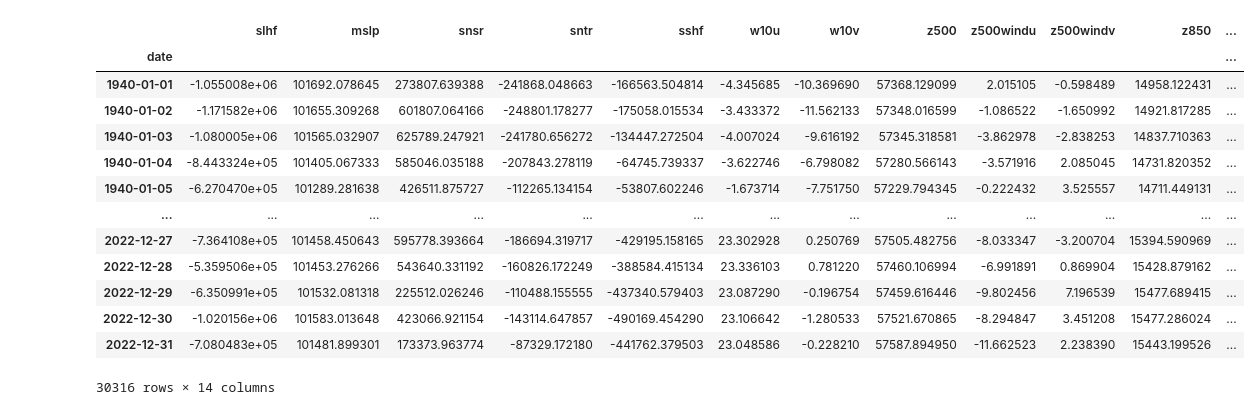
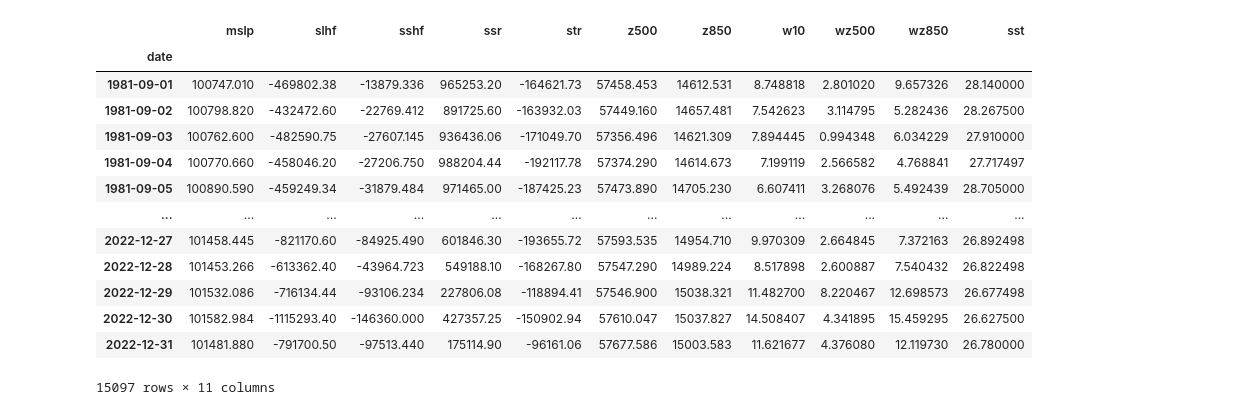
Before and after one commit to Yvette233/spatial-mspt, a Jupyter notebook: pic/sst.ipynb, the cells around one changed output. Drawn from its saved outputs; the diff is of its cells as text; code cells hidden in the pictures.

```diff
--- a/pic/sst.ipynb
+++ b/pic/sst.ipynb
@@ -4,24 +4,24 @@ import numpy as np
 import matplotlib.pyplot as plt
 import seaborn as sns
 # %%
-csv_file = '../dataset/multivariate/lat_14.0_lon_112.0.csv'
+csv_file = '../dataset/multivariate/oisst_lat_14.0_lon_112.0.csv'
 df = pd.read_csv(csv_file)
 df['date'] = pd.to_datetime(df['date'])
 df.set_index('date', inplace=True)
 df
 # %% [output]
-|  | slhf | mslp | snsr | sntr | sshf | w10u | w10v | z500 | z500windu | z500windv | z850 | ... |
-| date |  |  |  |  |  |  |  |  |  |  |  | ... |
-| 1940-01-01 | -1.055008e+06 | 101692.078645 | 273807.639388 | -241868.048663 | -166563.504814 | -4.345685 | -10.369690 | 57368.129099 | 2.015105 | -0.598489 | 14958.122431 | ... |
-| 1940-01-02 | -1.171582e+06 | 101655.309268 | 601807.064166 | -248801.178277 | -175058.015534 | -3.433372 | -11.562133 | 57348.016599 | -1.086522 | -1.650992 | 14921.817285 | ... |
-| 1940-01-03 | -1.080005e+06 | 101565.032907 | 625789.247921 | -241780.656272 | -134447.272504 | -4.007024 | -9.616192 | 57345.318581 | -3.862978 | -2.838253 | 14837.710363 | ... |
-| 1940-01-04 | -8.443324e+05 | 101405.067333 | 585046.035188 | -207843.278119 | -64745.739337 | -3.622746 | -6.798082 | 57280.566143 | -3.571916 | 2.085045 | 14731.820352 | ... |
-| 1940-01-05 | -6.270470e+05 | 101289.281638 | 426511.875727 | -112265.134154 | -53807.602246 | -1.673714 | -7.751750 | 57229.794345 | -0.222432 | 3.525557 | 14711.449131 | ... |
-| ... | ... | ... | ... | ... | ... | ... | ... | ... | ... | ... | ... | ... |
-| 2022-12-27 | -7.364108e+05 | 101458.450643 | 595778.393664 | -186694.319717 | -429195.158165 | 23.302928 | 0.250769 | 57505.482756 | -8.033347 | -3.200704 | 15394.590969 | ... |
-| 2022-12-28 | -5.359506e+05 | 101453.276266 | 543640.331192 | -160826.172249 | -388584.415134 | 23.336103 | 0.781220 | 57460.106994 | -6.991891 | 0.869904 | 15428.879162 | ... |
-| 2022-12-29 | -6.350991e+05 | 101532.081318 | 225512.026246 | -110488.155555 | -437340.579403 | 23.087290 | -0.196754 | 57459.616446 | -9.802456 | 7.196539 | 15477.689415 | ... |
-| 2022-12-30 | -1.020156e+06 | 101583.013648 | 423066.921154 | -143114.647857 | -490169.454290 | 23.106642 | -1.280533 | 57521.670865 | -8.294847 | 3.451208 | 15477.286024 | ... |
-| 2022-12-31 | -7.080483e+05 | 101481.899301 | 173373.963774 | -87329.172180 | -441762.379503 | 23.048586 | -0.228210 | 57587.894950 | -11.662523 | 2.238390 | 15443.199526 | ... |
+|  | mslp | slhf | sshf | ssr | str | z500 | z850 | w10 | wz500 | wz850 | sst |
+| date |  |  |  |  |  |  |  |  |  |  |  |
+| 1981-09-01 | 100747.010 | -469802.38 | -13879.336 | 965253.20 | -164621.73 | 57458.453 | 14612.531 | 8.748818 | 2.801020 | 9.657326 | 28.140000 |
+| 1981-09-02 | 100798.820 | -432472.60 | -22769.412 | 891725.60 | -163932.03 | 57449.160 | 14657.481 | 7.542623 | 3.114795 | 5.282436 | 28.267500 |
+| 1981-09-03 | 100762.600 | -482590.75 | -27607.145 | 936436.06 | -171049.70 | 57356.496 | 14621.309 | 7.894445 | 0.994348 | 6.034229 | 27.910000 |
+| 1981-09-04 | 100770.660 | -458046.20 | -27206.750 | 988204.44 | -192117.78 | 57374.290 | 14614.673 | 7.199119 | 2.566582 | 4.768841 | 27.717497 |
+| 1981-09-05 | 100890.590 | -459249.34 | -31879.484 | 971465.00 | -187425.23 | 57473.890 | 14705.230 | 6.607411 | 3.268076 | 5.492439 | 28.705000 |
+| ... | ... | ... | ... | ... | ... | ... | ... | ... | ... | ... | ... |
+| 2022-12-27 | 101458.445 | -821170.60 | -84925.490 | 601846.30 | -193655.72 | 57593.535 | 14954.710 | 9.970309 | 2.664845 | 7.372163 | 26.892498 |
+| 2022-12-28 | 101453.266 | -613362.40 | -43964.723 | 549188.10 | -168267.80 | 57547.290 | 14989.224 | 8.517898 | 2.600887 | 7.540432 | 26.822498 |
+| 2022-12-29 | 101532.086 | -716134.44 | -93106.234 | 227806.08 | -118894.41 | 57546.900 | 15038.321 | 11.482700 | 8.220467 | 12.698573 | 26.677498 |
+| 2022-12-30 | 101582.984 | -1115293.40 | -146360.000 | 427357.25 | -150902.94 | 57610.047 | 15037.827 | 14.508407 | 4.341895 | 15.459295 | 26.627500 |
+| 2022-12-31 | 101481.880 | -791700.50 | -97513.440 | 175114.90 | -96161.06 | 57677.586 | 15003.583 | 11.621677 | 4.376080 | 12.119730 | 26.780000 |
-30316 rows × 14 columns
+15097 rows × 11 columns
 # %%
```
Also changed, not shown: parts of 11 cells of this notebook, 11 other files.
